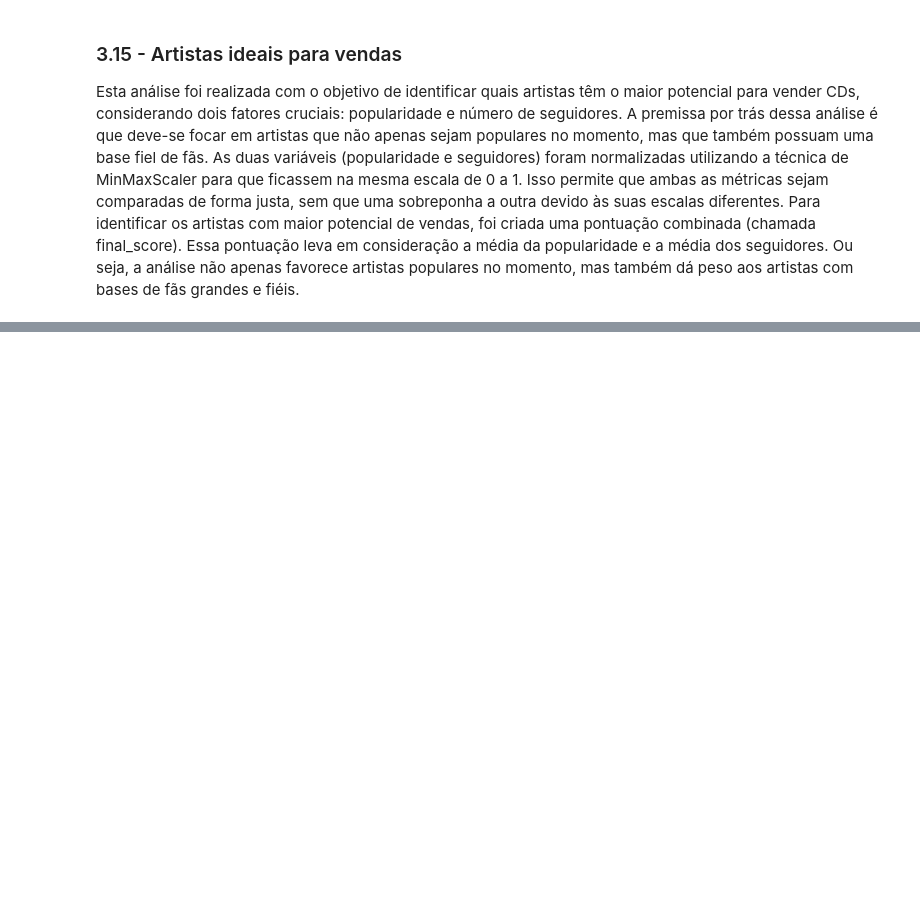
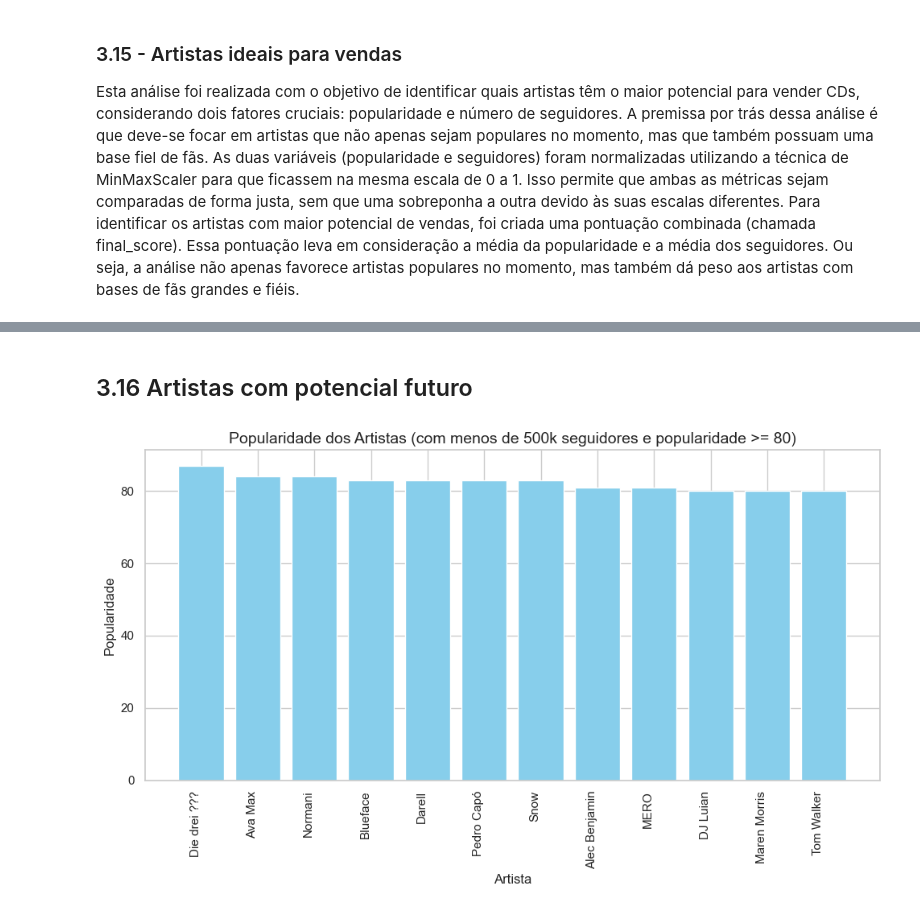
Before and after one commit to pedropalugan/mel-records2, a Jupyter notebook: notebook.ipynb, the cells around one changed output, grey strips where cells are left out. Drawn from its saved outputs; the diff is of its cells as text; code cells hidden in the pictures; blank space fills up the shorter version.

Commit message:
commit potencial

```diff
--- a/notebook.ipynb
+++ b/notebook.ipynb
@@ -105,6 +105,8 @@ db_final = pd.merge(merge1, db_tracks, left_on='id_x', right_on='album_id', how=
 
 db_final.drop(columns=['id_x', 'name_x', 'id_y', 'artists_id'], inplace=True)
 
+db_final = db_final.drop_duplicates(subset=db_final.columns[1:])
+
 db_final.head()
 # %% [output]
 |  | album_type | artist_id | release_date | release_date_precision | total_tracks | track_id | artist_popularity | ... |
@@ -600 +585,25 @@ See the caveats in the documentation: https://pandas.pydata.org/pandas-docs/stab
 [figure]
+# %% [markdown]
+## 3.16 Artistas com potencial futuro
+# %%
+artistas_pot = db_final[(db_final['followers'] <= 500000) & (db_final['artist_popularity'] >= 80)]
+
+
+artistas_pot_agrupados = artistas_pot.groupby('name_y')['artist_popularity'].mean().reset_index()
+
+artistas_pot_agrupados = artistas_pot_agrupados.sort_values(by='artist_popularity', ascending=False)
+
+plt.figure(figsize=(10, 6))
+plt.bar(artistas_pot_agrupados['name_y'], artistas_pot_agrupados['artist_popularity'], color='skyblue')
+
+
+plt.title('Popularidade dos Artistas (com menos de 500k seguidores e popularidade >= 80)', fontsize=14)
+plt.xlabel('Artista', fontsize=12)
+plt.ylabel('Popularidade', fontsize=12)
+plt.xticks(rotation=90, ha='right')
+
+
+plt.tight_layout()
+plt.show()
+# %% [output]
+[figure, added]
```
Also changed, not shown: parts of 8 cells of this notebook.
